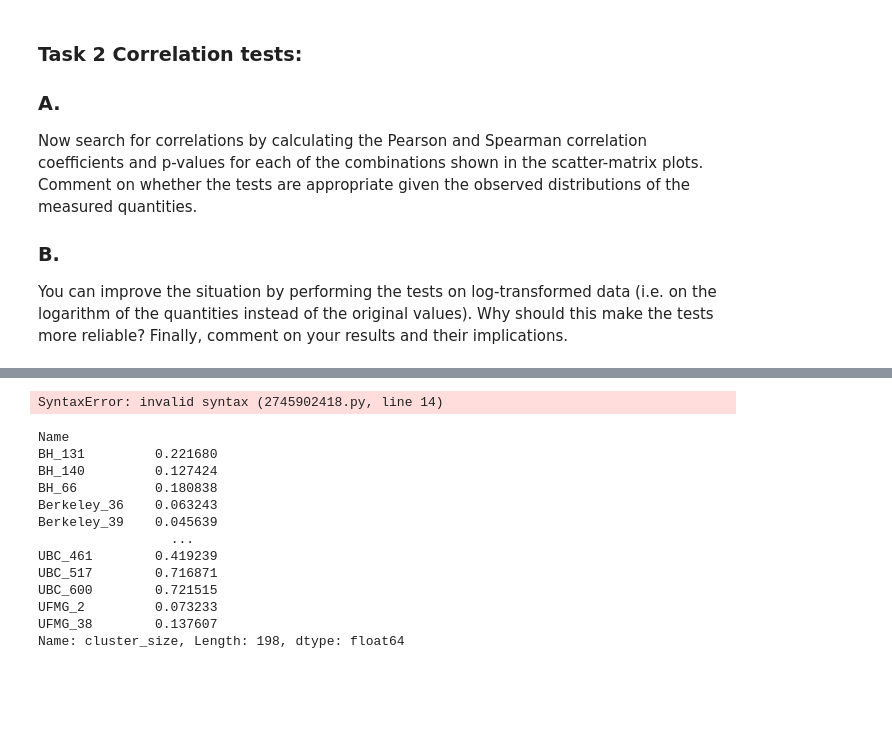
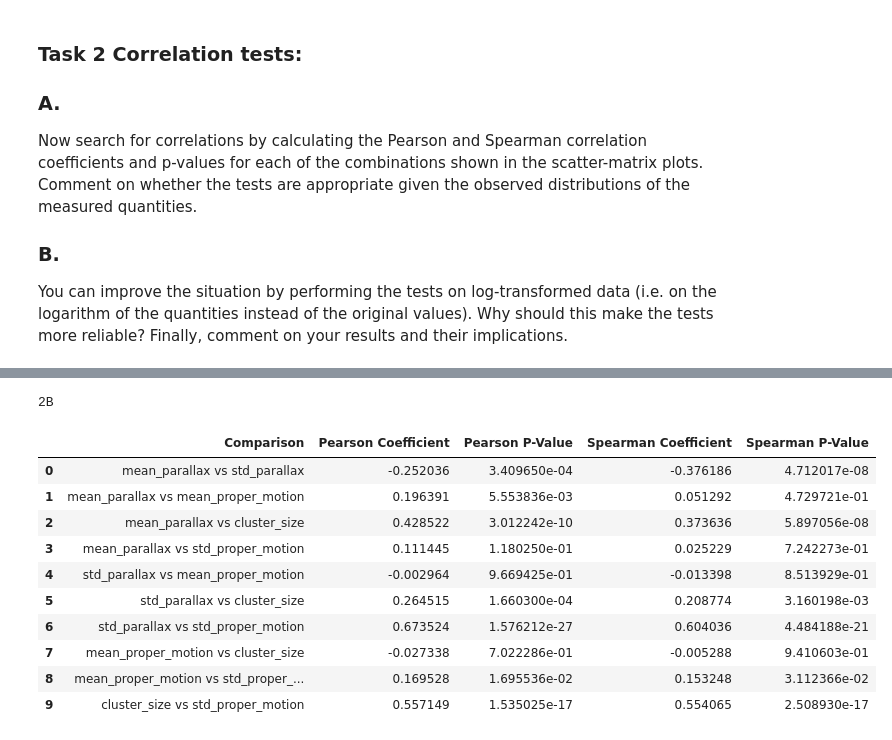
Before and after one commit to afinemax/stat_meth, a Jupyter notebook: assignments/a2/a2_max_fine.ipynb, the cells around one changed output, grey strips where cells are left out. Cells and saved outputs as stored; diff of their text form; code cells hidden in the pictures; blank space fills up the shorter version.

```diff
--- a/assignments/a2/a2_max_fine.ipynb
+++ b/assignments/a2/a2_max_fine.ipynb
@@ -246,40 +240,46 @@ print(correlation_results_df)
 # %%
-correlation_results = {} # Initalize dict
+# 2B log this time
+# Create an empty DataFrame to store the results
+log_correlation_results_df = pd.DataFrame(columns=['Comparison', 'Pearson Coefficient',
+                                               'Pearson P-Value', 'Spearman Coefficient', 'Spearman P-Value'])
 
-for label1, label2 in combinations(labels, 2):
+
+# Calculate correlation coefficients and p-values
+for label1, label2 in combinations(labels, 2): # Fancy nested for loop
+
     # Calculate Pearson correlation coefficient and p-value
-    pearson_corr, pearson_p_value = pearsonr(filtered_cluster_stats[label1], filtered_cluster_stats[label2])
+    pearson_corr, pearson_p_value = pearsonr(np.log10(filtered_cluster_stats[label1]), np.log10(filtered_cluster_stats[label2]))
+
     # Calculate Spearman correlation coefficient and p-value
-    spearman_corr, spearman_p_value = spearmanr(filtered_cluster_stats[label1], filtered_cluster_stats[label2])
+    spearman_corr, spearman_p_value = spearmanr(np.log10(filtered_cluster_stats[label1]), np.log10(filtered_cluster_stats[label2]))
 
-    # Store the Results in a Dictionary
-    key = f'{label1} vs {label2}'
-    correlation_results[key] = {
-        'Pearson Coefficient': pearson_corr,
-        'Pearson P-Value': pearson_p_value,
-        'Spearman Coefficient': spearman_corr,
-        'Spearman P-Value': spearman_p_value
-    }
+    # Place results in pd, this is similar to a dict
+    comparison_key = f'{label1} vs {label2}'
+    log_correlation_results_df = pd.concat([
+        log_correlation_results_df,
+        pd.DataFrame({
+            'Comparison': [comparison_key],
+            'Pearson Coefficient': [pearson_corr],
+            'Pearson P-Value': [pearson_p_value],
+            'Spearman Coefficient': [spearman_corr],
+            'Spearman P-Value': [spearman_p_value]
+        })
+    ], ignore_index=True)
 
-    # Print Results
-    print(key)
-    print(correlation_results[key])
-    print('\n')
+
+# Printing it out like this looks much nicer
+print('2B')
+log_correlation_results_df
 # %% [output]
-SyntaxError: invalid syntax (2745902418.py, line 14)
+2B
+|  | Comparison | Pearson Coefficient | Pearson P-Value | Spearman Coefficient | Spearman P-Value |
+| 0 | mean_parallax vs std_parallax | -0.252036 | 3.409650e-04 | -0.376186 | 4.712017e-08 |
+| 1 | mean_parallax vs mean_proper_motion | 0.196391 | 5.553836e-03 | 0.051292 | 4.729721e-01 |
+| 2 | mean_parallax vs cluster_size | 0.428522 | 3.012242e-10 | 0.373636 | 5.897056e-08 |
+| 3 | mean_parallax vs std_proper_motion | 0.111445 | 1.180250e-01 | 0.025229 | 7.242273e-01 |
+| 4 | std_parallax vs mean_proper_motion | -0.002964 | 9.669425e-01 | -0.013398 | 8.513929e-01 |
+| 5 | std_parallax vs cluster_size | 0.264515 | 1.660300e-04 | 0.208774 | 3.160198e-03 |
+| 6 | std_parallax vs std_proper_motion | 0.673524 | 1.576212e-27 | 0.604036 | 4.484188e-21 |
+| 7 | mean_proper_motion vs cluster_size | -0.027338 | 7.022286e-01 | -0.005288 | 9.410603e-01 |
+| 8 | mean_proper_motion vs std_proper_... | 0.169528 | 1.695536e-02 | 0.153248 | 3.112366e-02 |
+| 9 | cluster_size vs std_proper_motion | 0.557149 | 1.535025e-17 | 0.554065 | 2.508930e-17 |
-# %%
-filtered_cluster_stats[label1]
-# %% [output]
-Name
-BH_131         0.221680
-BH_140         0.127424
-BH_66          0.180838
-Berkeley_36    0.063243
-Berkeley_39    0.045639
-                 ...
-UBC_461        0.419239
-UBC_517        0.716871
-UBC_600        0.721515
-UFMG_2         0.073233
-UFMG_38        0.137607
-Name: cluster_size, Length: 198, dtype: float64
```
Also changed, not shown: parts of 7 cells of this notebook.
